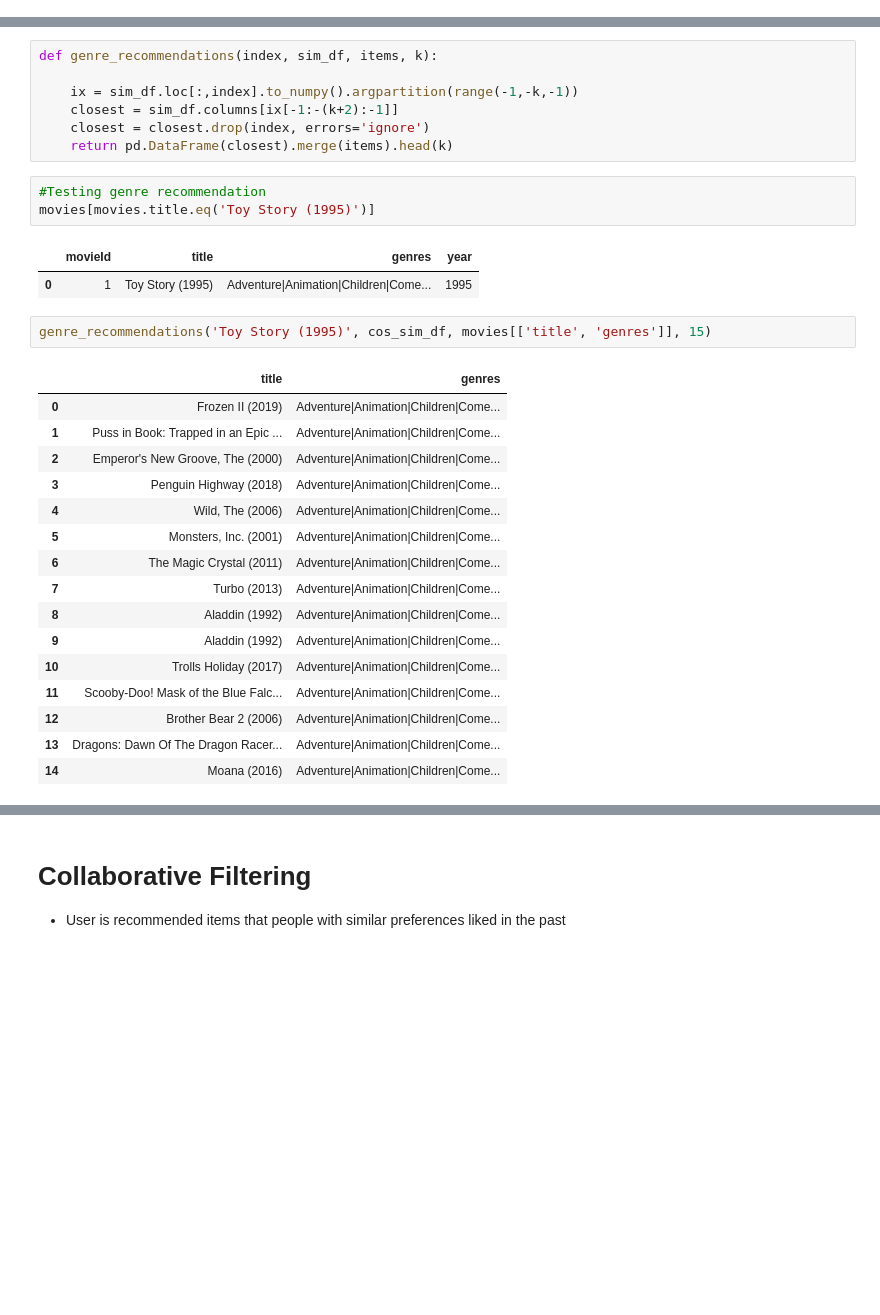
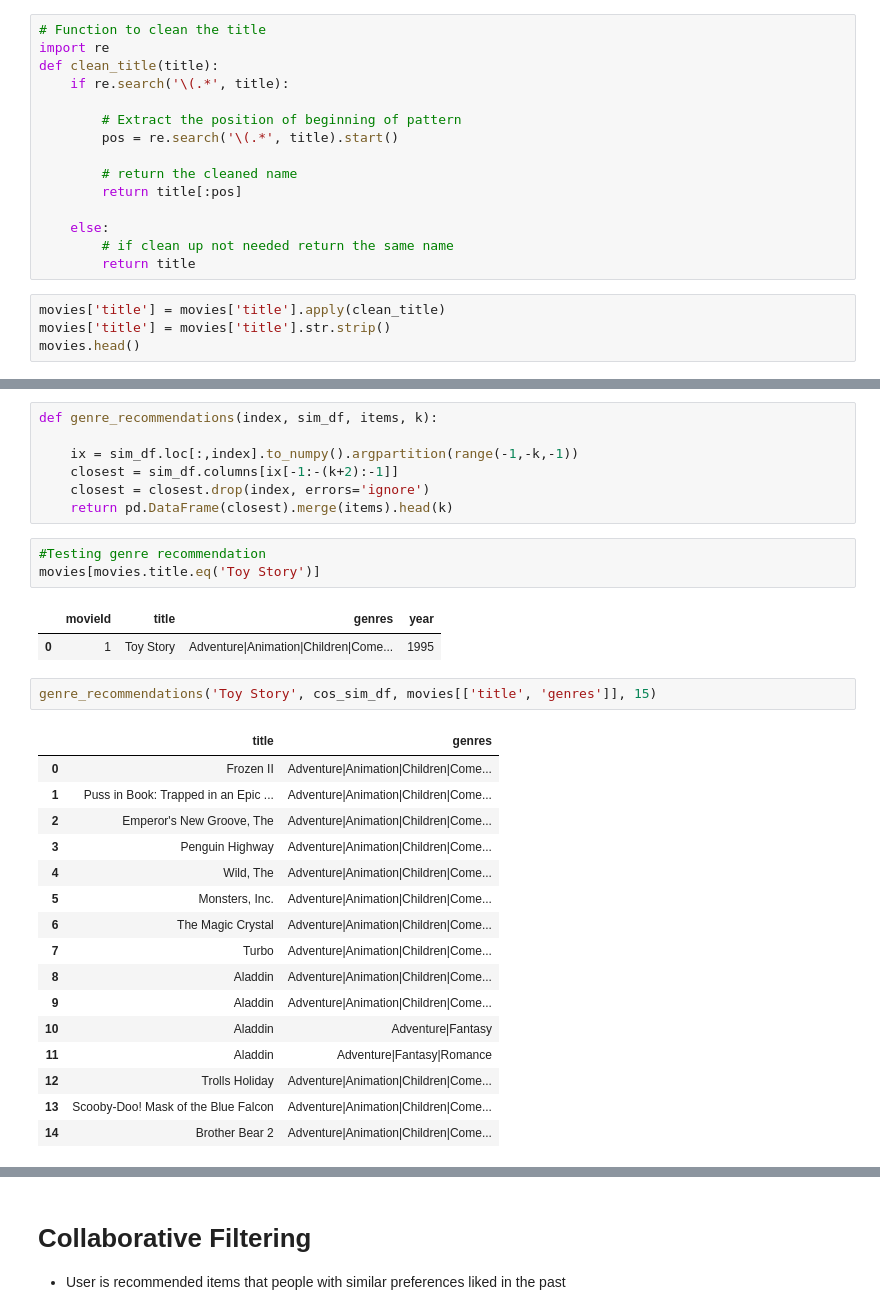
Before and after one commit to nsuttora/Movie-Recommender-Data-Mining-II, a Jupyter notebook: movie_recommender.ipynb, the cells around one changed output, grey strips where cells are left out. Drawn from its saved outputs; the diff is of its cells as text; blank space fills up the shorter version.

```diff
--- a/movie_recommender.ipynb
+++ b/movie_recommender.ipynb
@@ -68,3 +67,22 @@ movies.head()
 | 2 | 3 | Grumpier Old Men (1995) | Comedy|Romance | 1995 |
 | 3 | 4 | Waiting to Exhale (1995) | Comedy|Drama|Romance | 1995 |
 | 4 | 5 | Father of the Bride Part II (1995) | Comedy | 1995 |
+# %%
+# Function to clean the title
+import re
+def clean_title(title):
+    if re.search('\(.*', title):
+
+        # Extract the position of beginning of pattern
+        pos = re.search('\(.*', title).start()
+
+        # return the cleaned name
+        return title[:pos]
+
+    else:
+        # if clean up not needed return the same name
+        return title
+# %%
+movies['title'] = movies['title'].apply(clean_title)
+movies['title'] = movies['title'].str.strip()
+movies.head()
@@ -377,28 +402,28 @@ def genre_recommendations(index, sim_df, items, k):
     return pd.DataFrame(closest).merge(items).head(k)
 # %%
 #Testing genre recommendation
-movies[movies.title.eq('Toy Story (1995)')]
+movies[movies.title.eq('Toy Story')]
 # %% [output]
 |  | movieId | title | genres | year |
-| 0 | 1 | Toy Story (1995) | Adventure|Animation|Children|Come... | 1995 |
+| 0 | 1 | Toy Story | Adventure|Animation|Children|Come... | 1995 |
 # %%
-genre_recommendations('Toy Story (1995)', cos_sim_df, movies[['title', 'genres']], 15)
+genre_recommendations('Toy Story', cos_sim_df, movies[['title', 'genres']], 15)
 # %% [output]
 |  | title | genres |
-| 0 | Frozen II (2019) | Adventure|Animation|Children|Come... |
+| 0 | Frozen II | Adventure|Animation|Children|Come... |
 | 1 | Puss in Book: Trapped in an Epic ... | Adventure|Animation|Children|Come... |
-| 2 | Emperor's New Groove, The (2000) | Adventure|Animation|Children|Come... |
-| 3 | Penguin Highway (2018) | Adventure|Animation|Children|Come... |
-| 4 | Wild, The (2006) | Adventure|Animation|Children|Come... |
-| 5 | Monsters, Inc. (2001) | Adventure|Animation|Children|Come... |
-| 6 | The Magic Crystal (2011) | Adventure|Animation|Children|Come... |
-| 7 | Turbo (2013) | Adventure|Animation|Children|Come... |
-| 8 | Aladdin (1992) | Adventure|Animation|Children|Come... |
-| 9 | Aladdin (1992) | Adventure|Animation|Children|Come... |
-| 10 | Trolls Holiday (2017) | Adventure|Animation|Children|Come... |
-| 11 | Scooby-Doo! Mask of the Blue Falc... | Adventure|Animation|Children|Come... |
-| 12 | Brother Bear 2 (2006) | Adventure|Animation|Children|Come... |
-| 13 | Dragons: Dawn Of The Dragon Racer... | Adventure|Animation|Children|Come... |
-| 14 | Moana (2016) | Adventure|Animation|Children|Come... |
+| 2 | Emperor's New Groove, The | Adventure|Animation|Children|Come... |
+| 3 | Penguin Highway | Adventure|Animation|Children|Come... |
+| 4 | Wild, The | Adventure|Animation|Children|Come... |
+| 5 | Monsters, Inc. | Adventure|Animation|Children|Come... |
+| 6 | The Magic Crystal | Adventure|Animation|Children|Come... |
+| 7 | Turbo | Adventure|Animation|Children|Come... |
+| 8 | Aladdin | Adventure|Animation|Children|Come... |
+| 9 | Aladdin | Adventure|Animation|Children|Come... |
+| 10 | Aladdin | Adventure|Fantasy |
+| 11 | Aladdin | Adventure|Fantasy|Romance |
+| 12 | Trolls Holiday | Adventure|Animation|Children|Come... |
+| 13 | Scooby-Doo! Mask of the Blue Falcon | Adventure|Animation|Children|Come... |
+| 14 | Brother Bear 2 | Adventure|Animation|Children|Come... |
 # %%
 #Let's try some more examples
```
Also changed, not shown: parts of 14 cells of this notebook.
